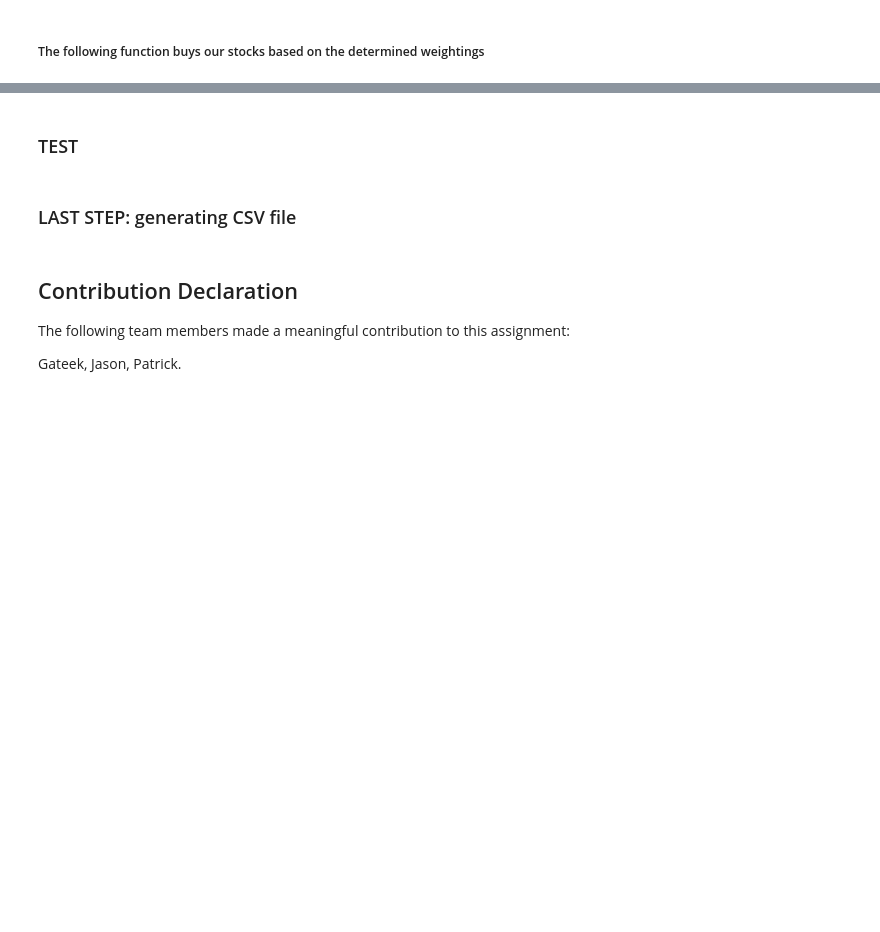
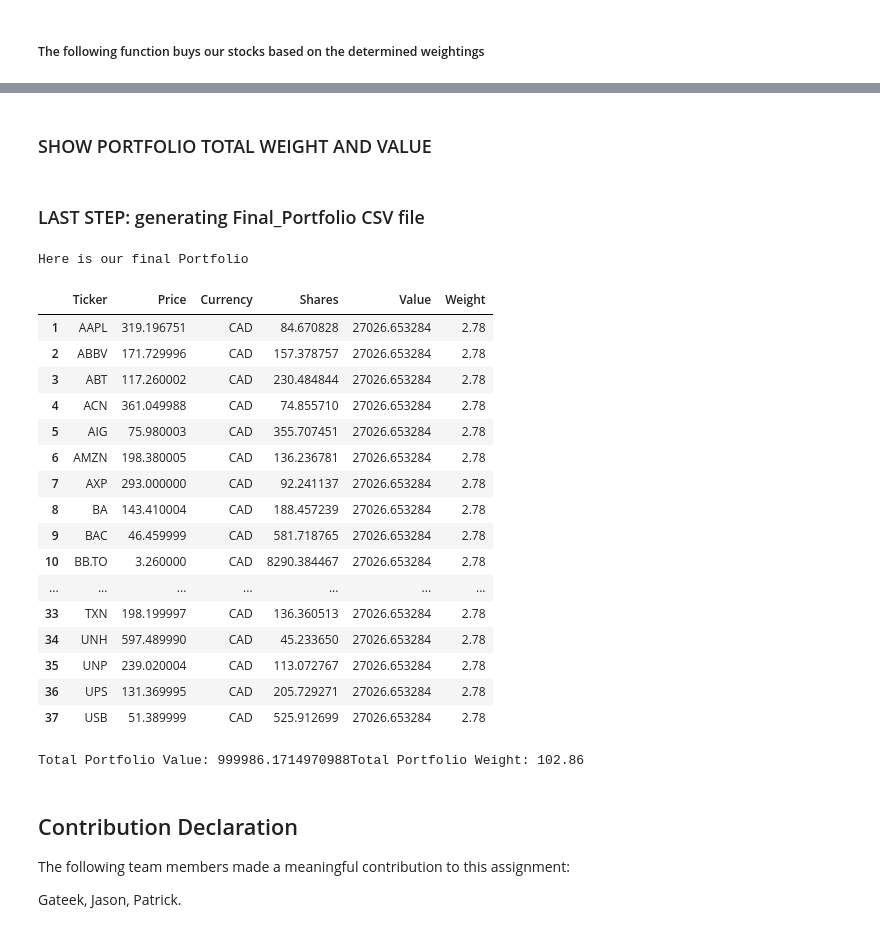
Before and after one commit to JasonLi14/Portfolio-Analyzer, a Jupyter notebook: Team_02_Assignment.ipynb, the cells around one changed output, grey strips where cells are left out. Saved outputs shown, nothing was run; the diff lists cells and outputs as text; code cells hidden in the pictures; blank space fills up the shorter version.

```diff
--- a/Team_02_Assignment.ipynb
+++ b/Team_02_Assignment.ipynb
@@ -827,7 +808,7 @@ $UNP: possibly delisted; no price data found  (period=5d)
 # %% [markdown]
 ##### The following function buys our stocks based on the determined weightings
 # %%
-def buy_shares(weightings_df, prices_df, currencies_df):
+def buy_shares(weightings_df, prices_df):
     """
     Allocates a fixed cash amount to a portfolio of stocks based on their target weightings,
     considering transaction fees, and returns a final portfolio with adjusted investments.
@@ -848,8 +829,6 @@ def buy_shares(weightings_df, prices_df, currencies_df):
                       - Value: Adjusted investment amount for each stock
                       - Weight: Target weight percentage for each stock
 
-    Example:
-        Portfolio_Final = buy_shares(weightings_df, close_prices.iloc[-1], currencies)
     """
 
     # Constants for cash amount and transaction fees
@@ -885,7 +864,7 @@ def buy_shares(weightings_df, prices_df, currencies_df):
     Portfolio_Final['Ticker'] = weightings_df.index
     Portfolio_Final.index = Portfolio_Final['Ticker']  # Use tickers as the index
     Portfolio_Final['Price'] = weightings_df['Close Price']
-    Portfolio_Final['Currency'] = currencies_df.reindex(Portfolio_Final.index)['Currency']  # Match currencies to tickers
+    Portfolio_Final['Currency'] = 'CAD'
     Portfolio_Final['Shares'] = weightings_df['Adjusted Shares']
     Portfolio_Final['Value'] = weightings_df['Adjusted Investment Amt']
     Portfolio_Final['Weight'] = weightings_df['Weight']
@@ -895,7 +874,12 @@ def buy_shares(weightings_df, prices_df, currencies_df):
 
     return Portfolio_Final
 
+weightings_df = pd.DataFrame()
+weightings_df.index = valid_tickers
+weightings_df['Weight'] = [2.78]*37
+
+close_prices = get_close_prices('2024-11-15', "2024-11-22", valid_tickers, "2024-11-18")
 
 # Generate the final portfolio
-Portfolio_Final = buy_shares(weightings_df, close_prices.iloc[-1], currencies)
+Portfolio_Final = buy_shares(weightings_df, close_prices.iloc[-1])
 # %% [output]
@@ -919,5 +903,5 @@ Portfolio_Final = buy_shares(weightings_df, close_prices.iloc[-1], currencies)
-# %% [markdown]
-### TEST
+# %% [markdown]
+### SHOW PORTFOLIO TOTAL WEIGHT AND VALUE
 # %%
 #tests
 total = Portfolio_Final['Value'].sum()
@@ -926,10 +909,39 @@ print(total, total_weight)
 # %% [markdown]
-### LAST STEP: generating CSV file
+### LAST STEP: generating Final_Portfolio CSV file
-# %%
-def generate_csv(portfolio_final):
-    columns = portfolio_final.columns
-
-generate_csv(Portfolio_final)
+# %%
+def generate_csv(portfolio_final):
+    Stocks_Final = pd.DataFrame()
+    Stocks_Final['Ticker'] = portfolio_final['Ticker']
+    Stocks_Final.reset_index(drop=True, inplace=True)
+
+    file_name = 'Stocks_Group_02.csv'
+    Stocks_Final.to_csv(file_name, index=False)
+
+Final_Portfolio = generate_csv(Portfolio_Final)
+
+print("Here is our final Portfolio")
+display(Portfolio_Final)
+print("Total Portfolio Value: ", total, "Total Portfolio Weight: ", total_weight, sep='')
+# %% [output]
+Here is our final Portfolio
+|  | Ticker | Price | Currency | Shares | Value | Weight |
+| 1 | AAPL | 319.196751 | CAD | 84.670828 | 27026.653284 | 2.78 |
+| 2 | ABBV | 171.729996 | CAD | 157.378757 | 27026.653284 | 2.78 |
+| 3 | ABT | 117.260002 | CAD | 230.484844 | 27026.653284 | 2.78 |
+| 4 | ACN | 361.049988 | CAD | 74.855710 | 27026.653284 | 2.78 |
+| 5 | AIG | 75.980003 | CAD | 355.707451 | 27026.653284 | 2.78 |
+| 6 | AMZN | 198.380005 | CAD | 136.236781 | 27026.653284 | 2.78 |
+| 7 | AXP | 293.000000 | CAD | 92.241137 | 27026.653284 | 2.78 |
+| 8 | BA | 143.410004 | CAD | 188.457239 | 27026.653284 | 2.78 |
+| 9 | BAC | 46.459999 | CAD | 581.718765 | 27026.653284 | 2.78 |
+| 10 | BB.TO | 3.260000 | CAD | 8290.384467 | 27026.653284 | 2.78 |
+| ... | ... | ... | ... | ... | ... | ... |
+| 33 | TXN | 198.199997 | CAD | 136.360513 | 27026.653284 | 2.78 |
+| 34 | UNH | 597.489990 | CAD | 45.233650 | 27026.653284 | 2.78 |
+| 35 | UNP | 239.020004 | CAD | 113.072767 | 27026.653284 | 2.78 |
+| 36 | UPS | 131.369995 | CAD | 205.729271 | 27026.653284 | 2.78 |
+| 37 | USB | 51.389999 | CAD | 525.912699 | 27026.653284 | 2.78 |
+Total Portfolio Value: 999986.1714970988Total Portfolio Weight: 102.86
 # %% [markdown]
 ## Contribution Declaration
 
```
Also changed, not shown: parts of 12 cells of this notebook, 1 other file.
